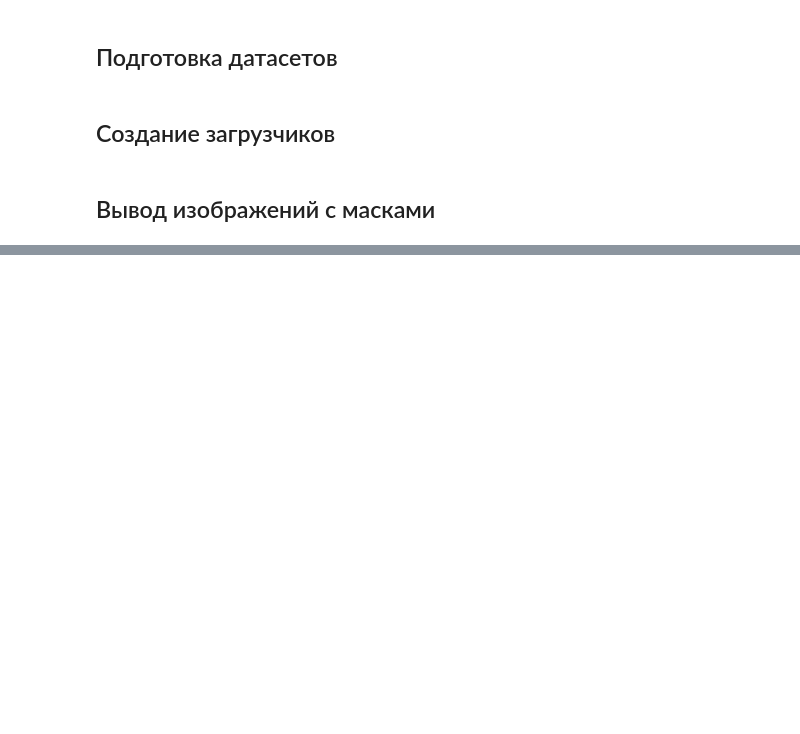
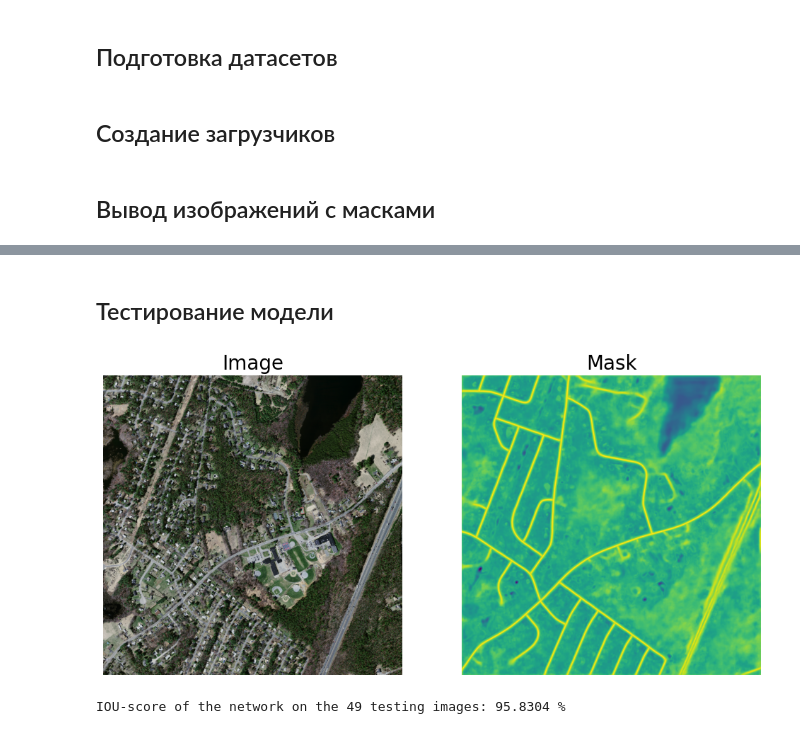
Before and after one commit to HerrPhoton/AI, a Jupyter notebook: Lab2/Main.ipynb, the cells around one changed output, grey strips where cells are left out. Drawn from its saved outputs; the diff is of its cells as text; code cells hidden in the pictures; blank space fills up the shorter version.

```diff
--- a/Lab2/Main.ipynb
+++ b/Lab2/Main.ipynb
@@ -143,0 +286,27 @@ imshow(images, masks, 1)
+# %% [markdown]
+## Тестирование модели
+# %%
+IOU = JaccardIndex(task = 'binary', average = 'macro').to(device)
+model.eval()
+
+with torch.no_grad():
+    for i, (images, masks) in enumerate(test_loader):
+
+        images = images.to(device)
+        masks = masks.to(device)
+
+        outputs = model(images)
+        IOU.update(outputs, masks)
+
+        # Отобразить изображения с предсказанными названиями
+        if not i:
+            imshow(images.cpu(), outputs.cpu(), 1)
+
+        del images, masks, outputs
+        torch.cuda.empty_cache()
+        gc.collect()
+
+    print('IOU-score of the network on the {} testing images: {:.4f} %'.format(n_test, 100 * IOU.compute()))
+# %% [output]
+[figure, added]
+IOU-score of the network on the 49 testing images: 95.8304 %
```
Also changed, not shown: parts of 14 cells of this notebook.
